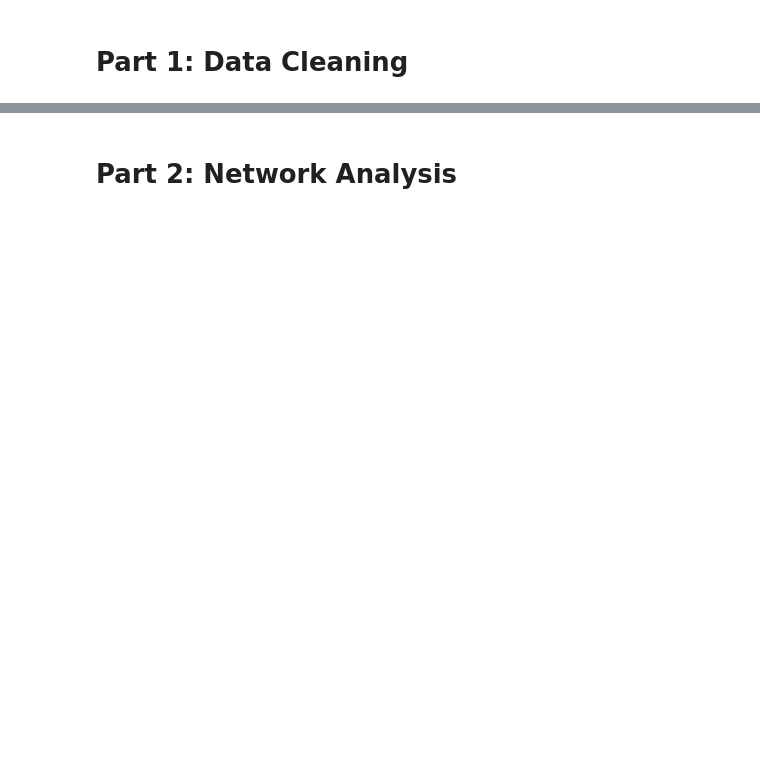
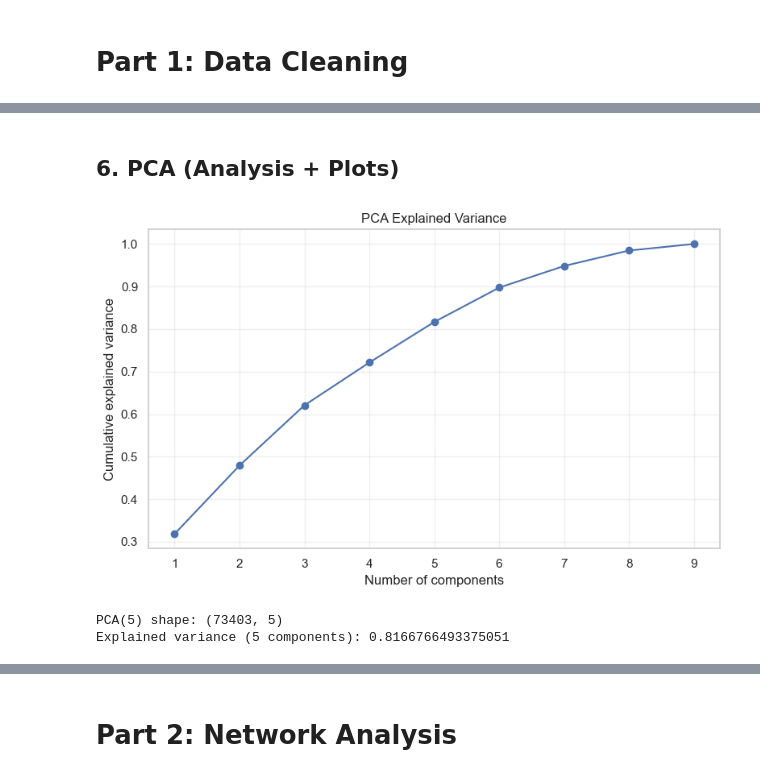
Before and after one commit to adamajane/social-graphs-and-interactions-02805-assignments, a Jupyter notebook: final_project/final_project_explainer.ipynb, the cells around one changed output, grey strips where cells are left out. Cells and saved outputs as stored; diff of their text form; code cells hidden in the pictures; blank space fills up the shorter version.

```diff
--- a/final_project/final_project_explainer.ipynb
+++ b/final_project/final_project_explainer.ipynb
@@ -30,0 +289,10 @@
+# %%
+# Standardize features (z-score)
+
+scaler = StandardScaler()
+X_std = scaler.fit_transform(X)
+
+X_std_df = pd.DataFrame(X_std, index=X.index, columns=KEEP)
+
+print("Standardized matrix shape:", X_std_df.shape)
+X_std_df.head()
@@ -30,0 +346,29 @@
+# %% [markdown]
+## 6. PCA (Analysis + Plots)
+# %%
+# PCA — dimensionality reduction
+# Full PCA to inspect explained variance
+pca_full = PCA()
+pca_full.fit(X_std_df)
+
+cum_var = np.cumsum(pca_full.explained_variance_ratio_)
+
+plt.figure(figsize=(8, 5))
+plt.plot(range(1, len(cum_var) + 1), cum_var, marker="o")
+plt.xlabel("Number of components")
+plt.ylabel("Cumulative explained variance")
+plt.title("PCA Explained Variance")
+plt.grid(True, alpha=0.3)
+plt.tight_layout()
+plt.show()
+
+# Use 5 components for modeling / similarity
+pca_model = PCA(n_components=5, random_state=42)
+X_pca5 = pca_model.fit_transform(X_std_df)
+
+print("PCA(5) shape:", X_pca5.shape)
+print("Explained variance (5 components):", pca_model.explained_variance_ratio_.sum())
+# %% [output]
+[figure, added]
+PCA(5) shape: (73403, 5)
+Explained variance (5 components): 0.8166766493375051
```
Also changed, not shown: parts of 59 cells of this notebook.
